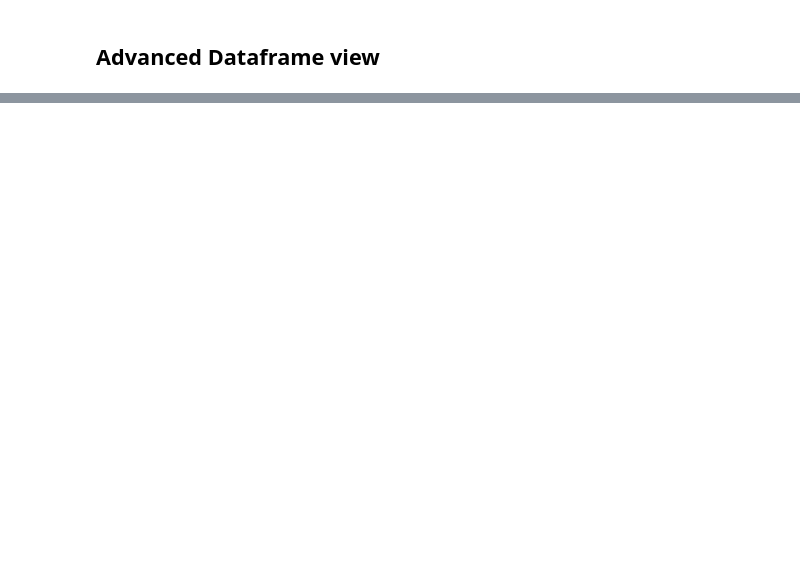
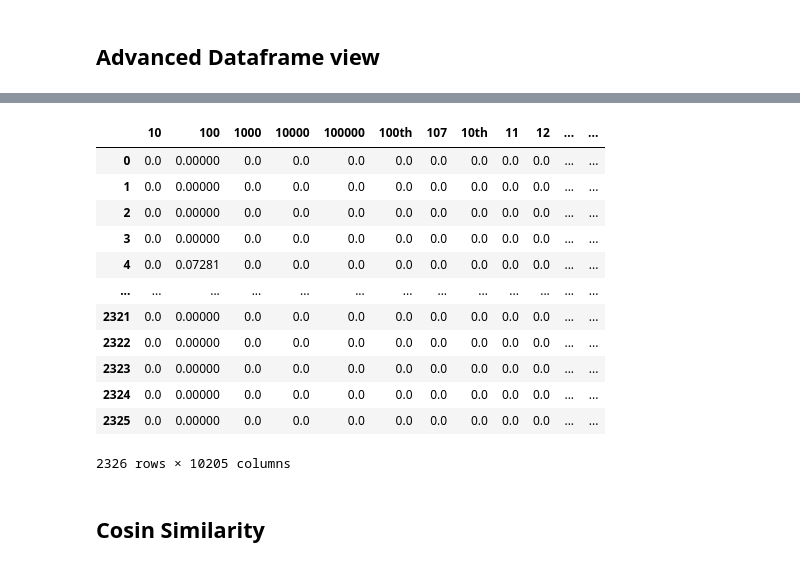
Before and after one commit to hfock/uu-recommendation-systems, a Jupyter notebook: src/data-processing/data-processing.ipynb, the cells around one changed output, grey strips where cells are left out. Saved outputs shown, nothing was run; the diff lists cells and outputs as text; code cells hidden in the pictures; blank space fills up the shorter version.

Commit message:
add cosin similarity matrix

```diff
--- a/src/data-processing/data-processing.ipynb
+++ b/src/data-processing/data-processing.ipynb
@@ -153 +271,24 @@ df[df['category'] == 'Film - Adventure']
+# %%
+df['mixed_text'] = df['title'] + ' ' + df['description'] + ' ' + df['syno_l'] + ' ' + df['category']
+# %%
+import nltk
+from nltk.corpus import stopwords
+lemmatizer = nltk.stem.WordNetLemmatizer()
+
+def clean_text(x, stop_words):
+  if pd.isna(x) == False:
+    x = x.lower()
+    x = x.translate(str.maketrans(' ', ' ', string.punctuation))
+    x = x.strip()
+
+    x = nltk.word_tokenize(x)
+    x = [token for token in x if not token in stop_words]
+    x = ' '.join([lemmatizer.lemmatize(w) for w in x])
+  else:
+    x = ''
+
+  return x
+# %%
+stop_words = stopwords.words('english')
+df['cleaned_mixed_text'] = df['mixed_text'].apply(lambda x: clean_text(x, stop_words))
 # %%
@@ -263,0 +309,23 @@ df_adv
+# %%
+from sklearn.feature_extraction.text import TfidfVectorizer
+from sklearn.cluster import KMeans
+from sklearn import cluster
+
+vectorizer = TfidfVectorizer(min_df=3, max_df=0.80, norm='l2')
+X = vectorizer.fit_transform(df['cleaned_mixed_text'])
+tf_idf = pd.DataFrame(data = X.toarray(), columns=vectorizer.get_feature_names())
+tf_idf
+# %% [output]
+|  | 10 | 100 | 1000 | 10000 | 100000 | 100th | 107 | 10th | 11 | 12 | ... | ... |
+| 0 | 0.0 | 0.00000 | 0.0 | 0.0 | 0.0 | 0.0 | 0.0 | 0.0 | 0.0 | 0.0 | ... | ... |
+| 1 | 0.0 | 0.00000 | 0.0 | 0.0 | 0.0 | 0.0 | 0.0 | 0.0 | 0.0 | 0.0 | ... | ... |
+| 2 | 0.0 | 0.00000 | 0.0 | 0.0 | 0.0 | 0.0 | 0.0 | 0.0 | 0.0 | 0.0 | ... | ... |
+| 3 | 0.0 | 0.00000 | 0.0 | 0.0 | 0.0 | 0.0 | 0.0 | 0.0 | 0.0 | 0.0 | ... | ... |
+| 4 | 0.0 | 0.07281 | 0.0 | 0.0 | 0.0 | 0.0 | 0.0 | 0.0 | 0.0 | 0.0 | ... | ... |
+| ... | ... | ... | ... | ... | ... | ... | ... | ... | ... | ... | ... | ... |
+| 2321 | 0.0 | 0.00000 | 0.0 | 0.0 | 0.0 | 0.0 | 0.0 | 0.0 | 0.0 | 0.0 | ... | ... |
+| 2322 | 0.0 | 0.00000 | 0.0 | 0.0 | 0.0 | 0.0 | 0.0 | 0.0 | 0.0 | 0.0 | ... | ... |
+| 2323 | 0.0 | 0.00000 | 0.0 | 0.0 | 0.0 | 0.0 | 0.0 | 0.0 | 0.0 | 0.0 | ... | ... |
+| 2324 | 0.0 | 0.00000 | 0.0 | 0.0 | 0.0 | 0.0 | 0.0 | 0.0 | 0.0 | 0.0 | ... | ... |
+| 2325 | 0.0 | 0.00000 | 0.0 | 0.0 | 0.0 | 0.0 | 0.0 | 0.0 | 0.0 | 0.0 | ... | ... |
+2326 rows × 10205 columns
@@ -264 +348,3 @@ df_adv
+# %% [markdown]
+## Cosin Similarity
 # %%
```
Also changed, not shown: parts of 27 cells of this notebook, 1 other file.
